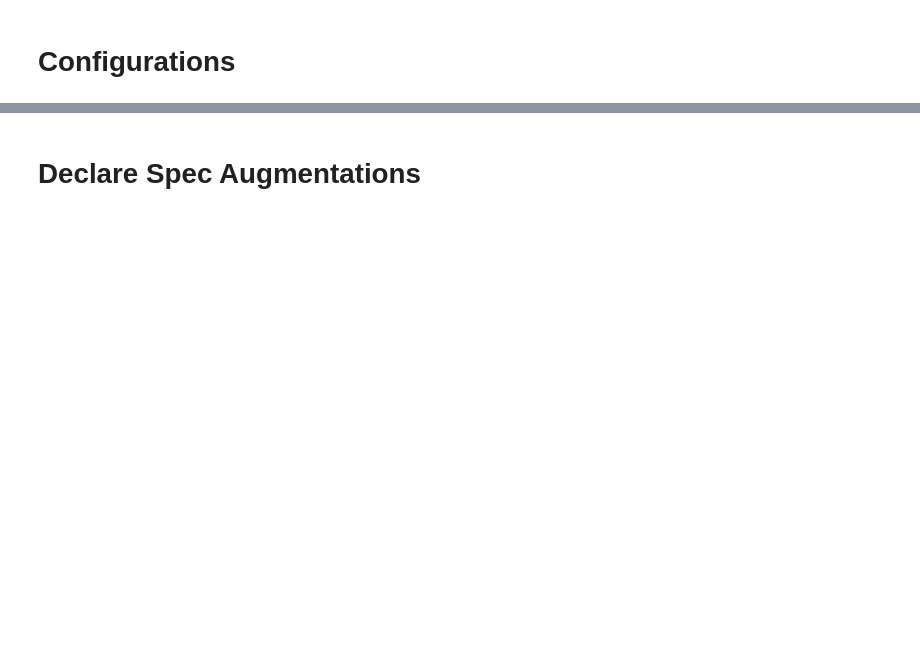
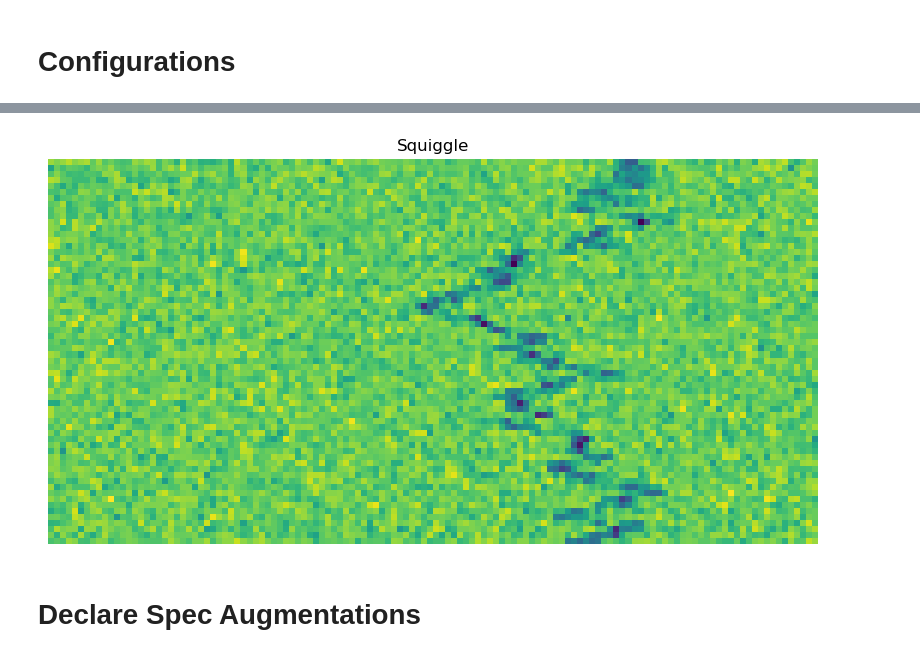
Before and after one commit to ikabrain/radio-signal-classifier, a Jupyter notebook: Guided Project - Classify Radio Signals using PyTorch.ipynb, the cells around one changed output, grey strips where cells are left out. Saved outputs shown, nothing was run; the diff lists cells and outputs as text; code cells hidden in the pictures; blank space fills up the shorter version.

```diff
--- a/Guided Project - Classify Radio Signals using PyTorch.ipynb
+++ b/Guided Project - Classify Radio Signals using PyTorch.ipynb
@@ -32,0 +40,3 @@ VALID_CSV = Path("data/valid.csv")
+# %%
+df_train = pd.read_csv(TRAIN_CSV)
+df_train.head()
@@ -37,3 +70,19 @@ print(f"Labels are : {df_train['labels'].unique()}")
+# %%
+# Converting a sample image (presented as a row) into 2d representation
+idx = 2
+
+img_pixels = np.array(df_train.iloc[idx, 0:-2], dtype=np.float64) # Last column is label
+img_label = df_train.iloc[idx, -1]
+
+img_grid = np.resize(img_pixels, (64, 128)) # 64 * 128 = 8192
+
+fig, ax = plt.subplots(figsize=(10, 5))
+ax.imshow(img_grid)
+ax.set_title(img_label)
+ax.axis("off")
+plt.show()
+# %% [output]
+[figure, added]
 # %% [markdown]
 # Declare Spec Augmentations
 # %% [markdown]
```
Also changed, not shown: parts of 5 cells of this notebook.
